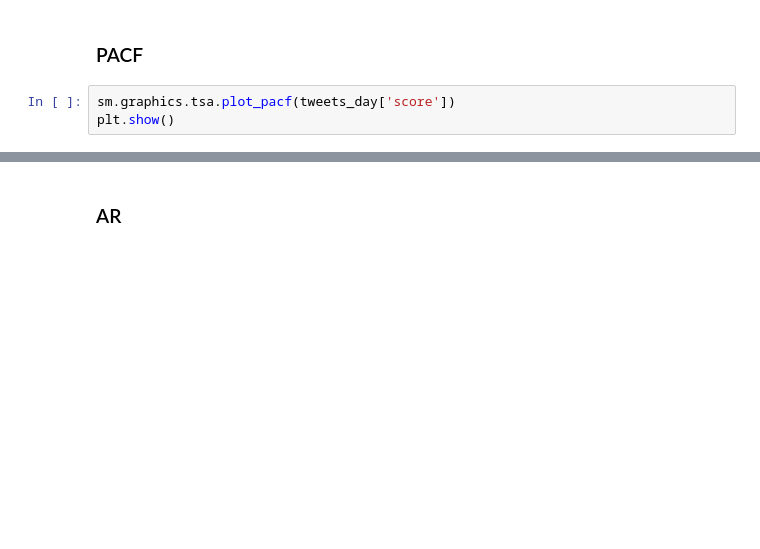
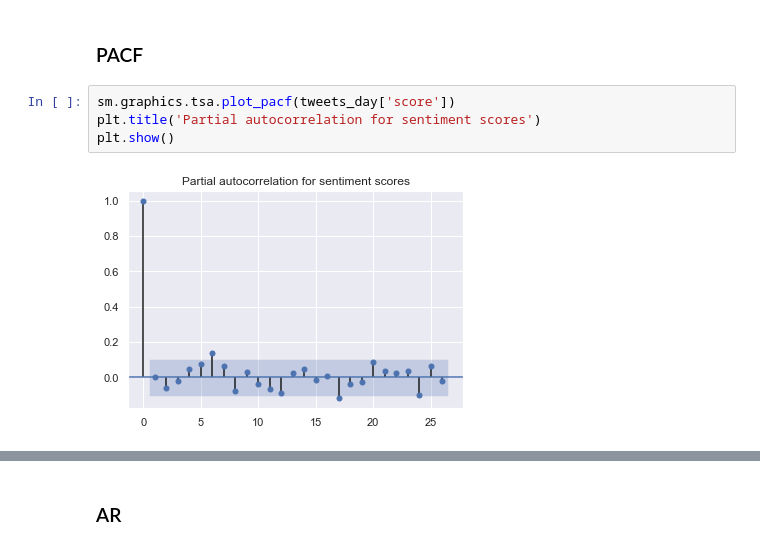
Before and after one commit to camillemd/econometrics, a Jupyter notebook: HMW4/hmw4-econ.ipynb, the cells around one changed output, grey strips where cells are left out. Saved outputs shown, nothing was run; the diff lists cells and outputs as text; blank space fills up the shorter version.

```diff
--- a/HMW4/hmw4-econ.ipynb
+++ b/HMW4/hmw4-econ.ipynb
@@ -346,4 +374,7 @@ plt.show()
 ### PACF
 # %%
 sm.graphics.tsa.plot_pacf(tweets_day['score'])
+plt.title('Partial autocorrelation for sentiment scores')
 plt.show()
+# %% [output]
+[figure, added]
```
Also changed, not shown: parts of 34 cells of this notebook.
